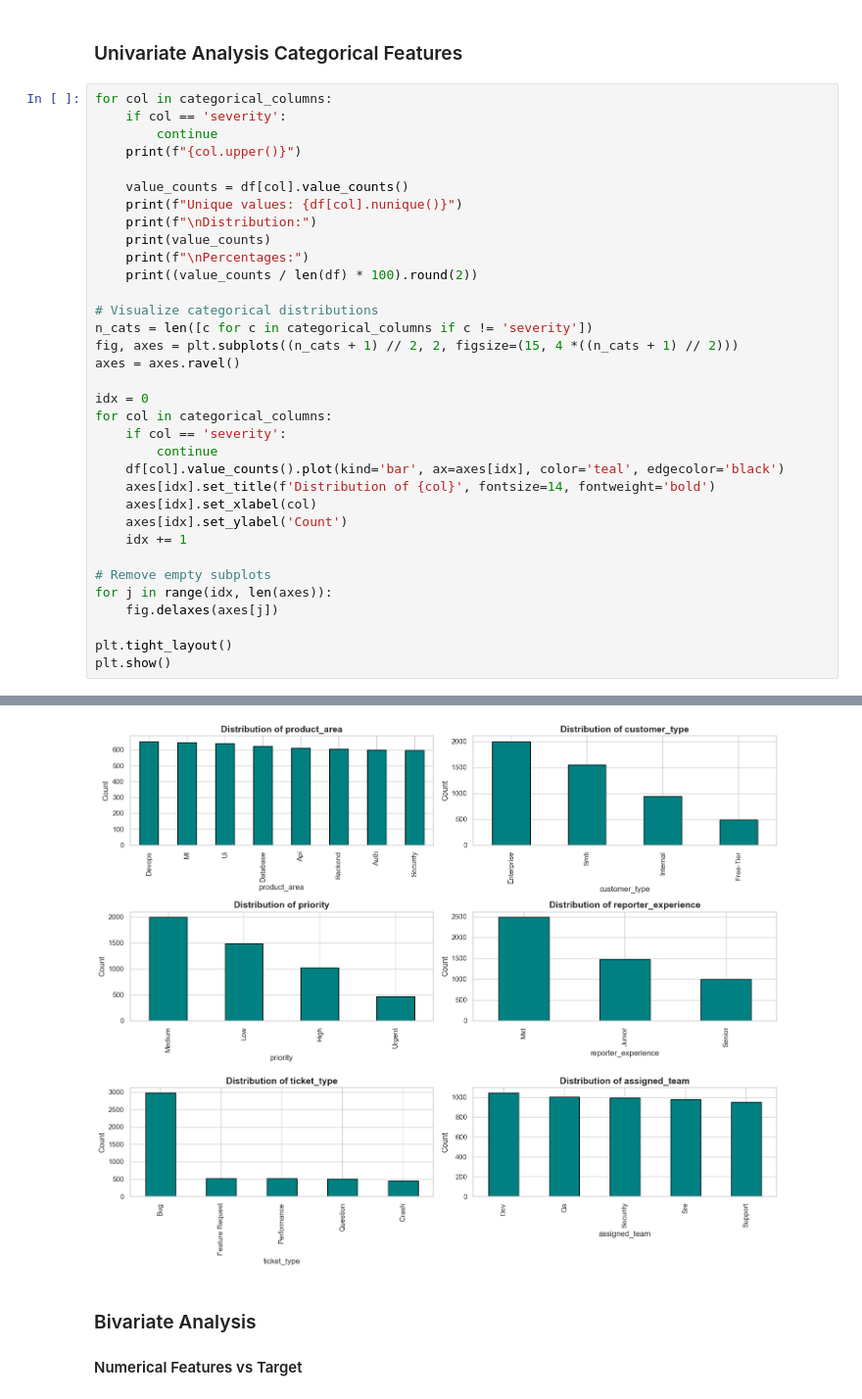
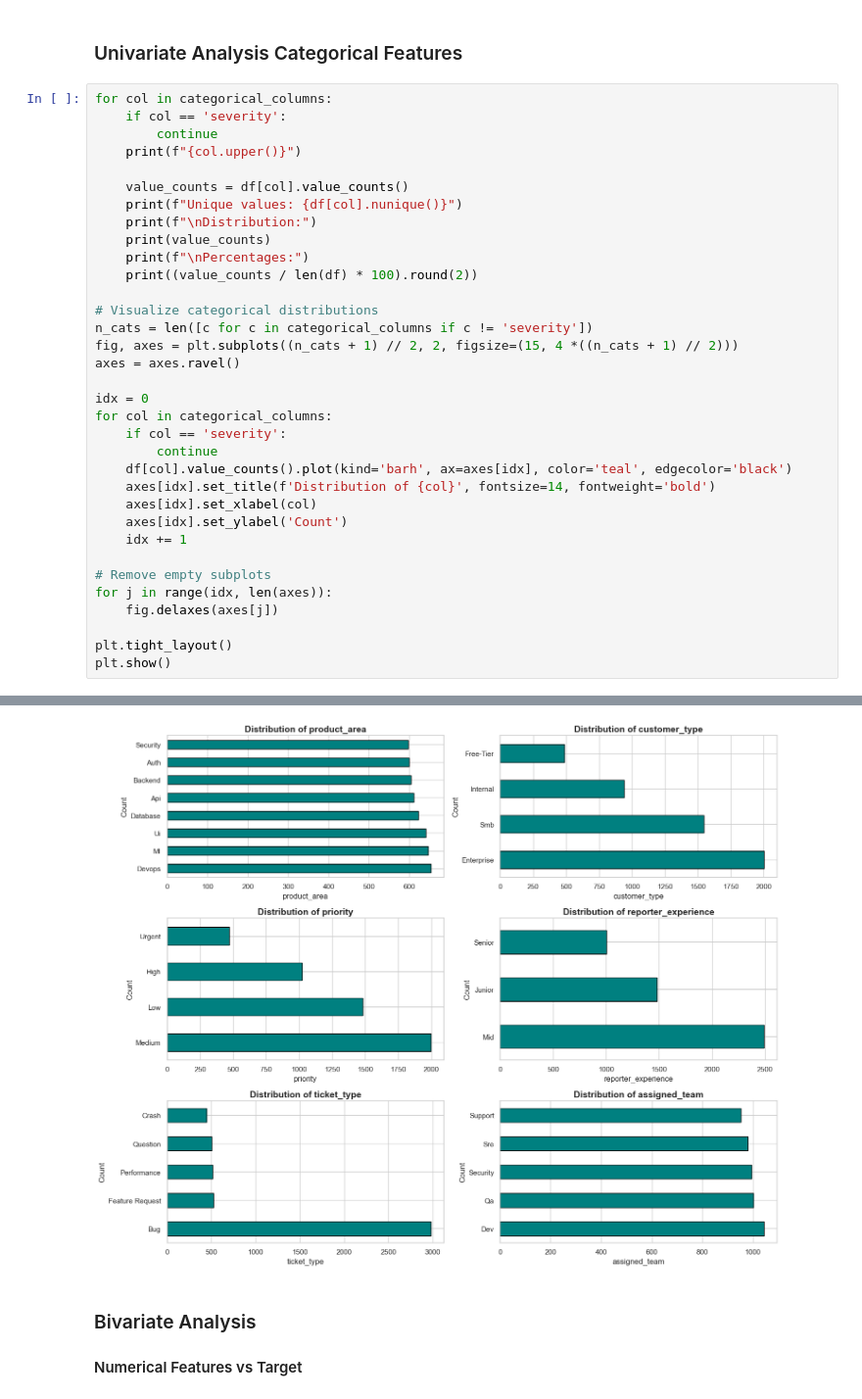
Before and after one commit to getrudeHarriet/Bug-Severity-ML-Project, a Jupyter notebook: notebook/CleaningandEDA.ipynb, the cells around one changed output, grey strips where cells are left out. Shown at 98% size. Saved outputs shown, nothing was run; the diff lists cells and outputs as text.

```diff
--- a/notebook/CleaningandEDA.ipynb
+++ b/notebook/CleaningandEDA.ipynb
@@ -364,37 +364,37 @@ idx = 0
 for col in categorical_columns:
     if col == 'severity':
         continue
-    df[col].value_counts().plot(kind='bar', ax=axes[idx], color='teal', edgecolor='black')
+    df[col].value_counts().plot(kind='barh', ax=axes[idx], color='teal', edgecolor='black')
     axes[idx].set_title(f'Distribution of {col}', fontsize=14, fontweight='bold')
     axes[idx].set_xlabel(col)
     axes[idx].set_ylabel('Count')
     idx += 1
 
 # Remove empty subplots
 for j in range(idx, len(axes)):
     fig.delaxes(axes[j])
 
 plt.tight_layout()
 plt.show()
 # %% [output]
 PRODUCT_AREA
 Unique values: 8
 
 Distribution:
 product_area
 Devops      653
 Ml          646
 Ui          641
 Database    623
 Api         611
 Backend     604
 Auth        600
 ... (102 lines left out)
 Security    20.00
 Sre         19.70
 Support     19.16
 Name: count, dtype: float64
-[figure, old version]
+[figure, new version]
 # %% [markdown]
 ### Bivariate Analysis
 #### Numerical Features vs Target
```
Also changed, not shown: parts of 6 cells of this notebook, 8 other files.
